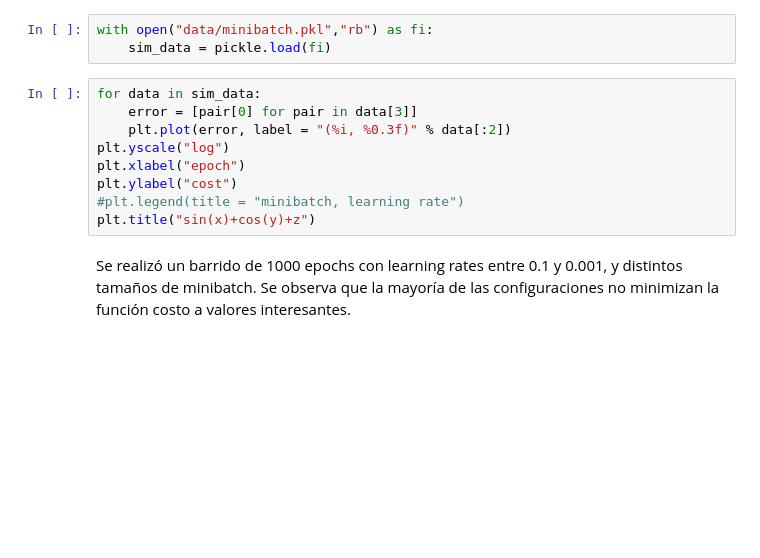
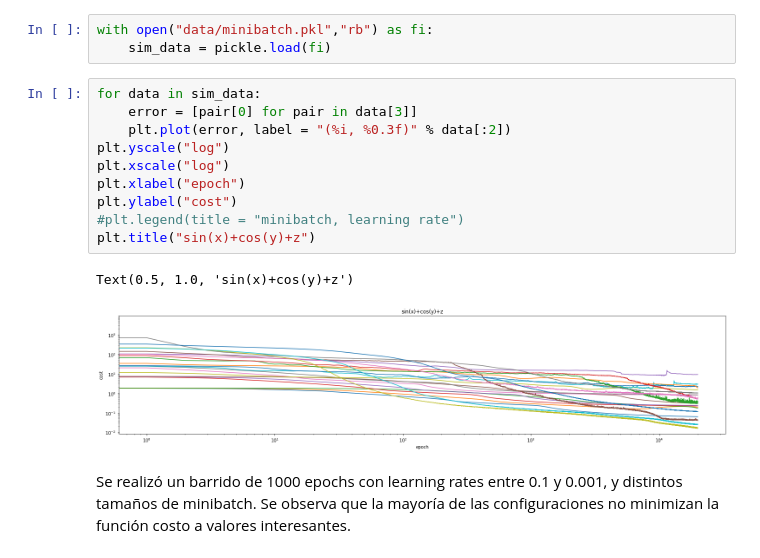
Before and after one commit to xvan/RedesNeuronales, a Jupyter notebook: TP2/tp2/tp2.ipynb, the cells around one changed output. Cells and saved outputs as stored; diff of their text form; blank space fills up the shorter version.

```diff
--- a/TP2/tp2/tp2.ipynb
+++ b/TP2/tp2/tp2.ipynb
@@ -303,12 +490,16 @@ with open("data/minibatch.pkl","rb") as fi:
 # %%
 for data in sim_data:
     error = [pair[0] for pair in data[3]]
     plt.plot(error, label = "(%i, %0.3f)" % data[:2])
 plt.yscale("log")
+plt.xscale("log")
 plt.xlabel("epoch")
 plt.ylabel("cost")
 #plt.legend(title = "minibatch, learning rate")
 plt.title("sin(x)+cos(y)+z")
+# %% [output]
+Text(0.5, 1.0, 'sin(x)+cos(y)+z')
+[figure, added]
 # %% [markdown]
 Se realizó un barrido de 1000 epochs con learning rates entre 0.1 y 0.001, y distintos tamaños de minibatch. Se observa que la mayoría de las configuraciones no minimizan la función costo a valores interesantes.
 # %%
```
Also changed, not shown: parts of 31 cells of this notebook, 4 other files.
